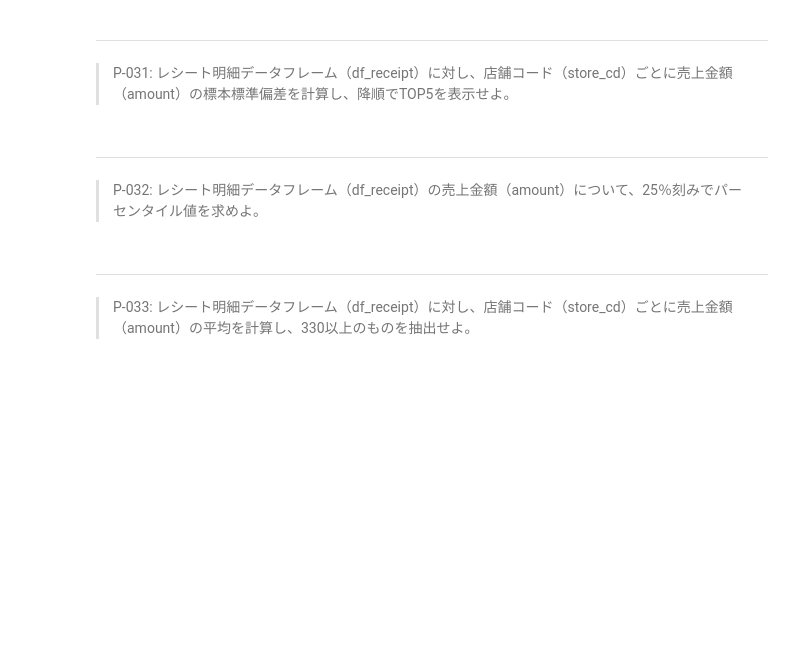
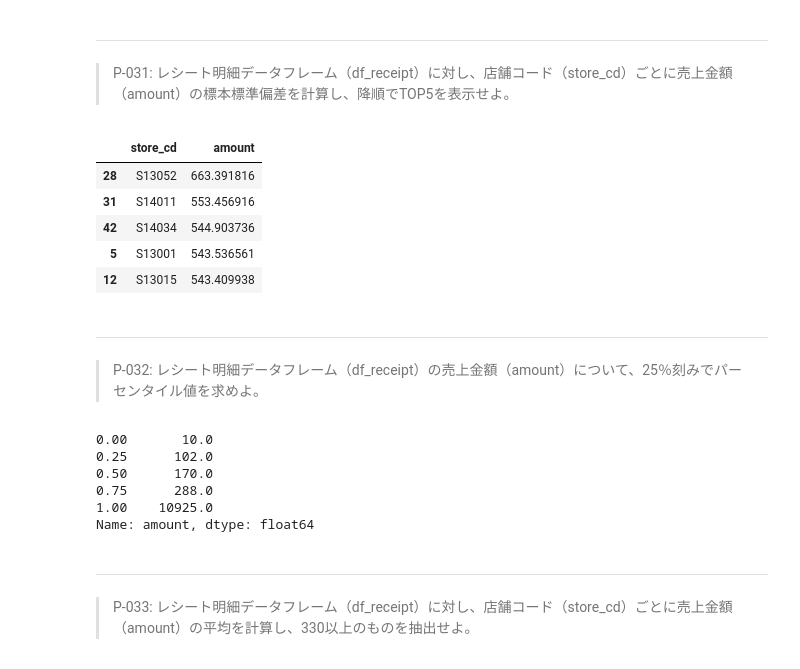
Before and after one commit to jackfrostwillbeking/100knocks-preprocess, a Jupyter notebook: docker/work/preprocess_knock_Python.ipynb, the cells around one changed output. Drawn from its saved outputs; the diff is of its cells as text; code cells hidden in the pictures; blank space fills up the shorter version.

```diff
--- a/docker/work/preprocess_knock_Python.ipynb
+++ b/docker/work/preprocess_knock_Python.ipynb
@@ -546,9 +546,27 @@ df_receipt.groupby('store_cd').amount.var(ddof=0).reset_index().sort_values('amo
 # %% [markdown]
 ---
 > P-031: レシート明細データフレーム（df_receipt）に対し、店舗コード（store_cd）ごとに売上金額（amount）の標本標準偏差を計算し、降順でTOP5を表示せよ。
+# %%
+df_receipt.groupby('store_cd').amount.std(ddof=0).reset_index().sort_values('amount',ascending=False).head(5)
+# %% [output]
+|  | store_cd | amount |
+| 28 | S13052 | 663.391816 |
+| 31 | S14011 | 553.456916 |
+| 42 | S14034 | 544.903736 |
+| 5 | S13001 | 543.536561 |
+| 12 | S13015 | 543.409938 |
 # %% [markdown]
 ---
 > P-032: レシート明細データフレーム（df_receipt）の売上金額（amount）について、25％刻みでパーセンタイル値を求めよ。
+# %%
+df_receipt['amount'].quantile([0,0.25,0.5,0.75,1.0])
+# %% [output]
+0.00       10.0
+0.25      102.0
+0.50      170.0
+0.75      288.0
+1.00    10925.0
+Name: amount, dtype: float64
 # %% [markdown]
 ---
 > P-033: レシート明細データフレーム（df_receipt）に対し、店舗コード（store_cd）ごとに売上金額（amount）の平均を計算し、330以上のものを抽出せよ。
```
Also changed, not shown: parts of 3 cells of this notebook.
